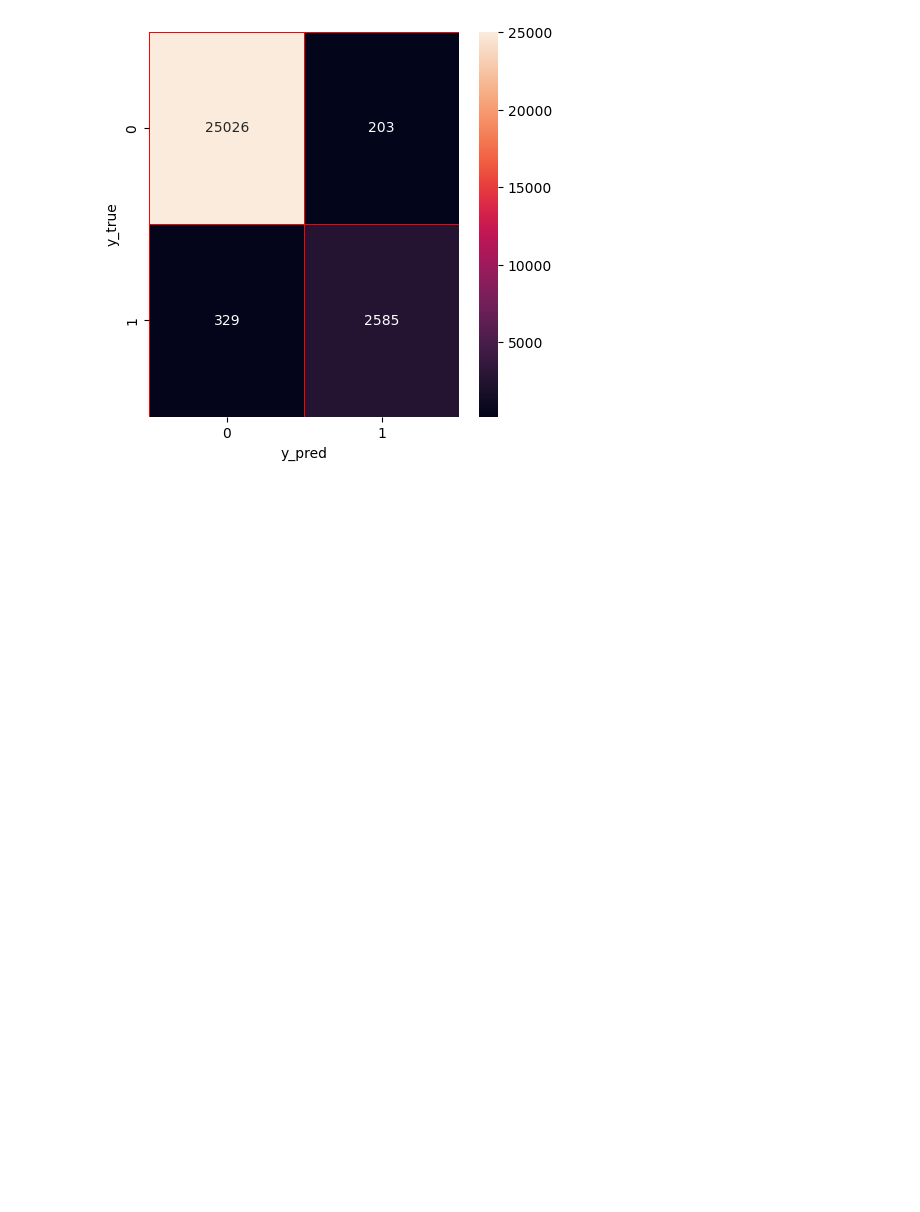
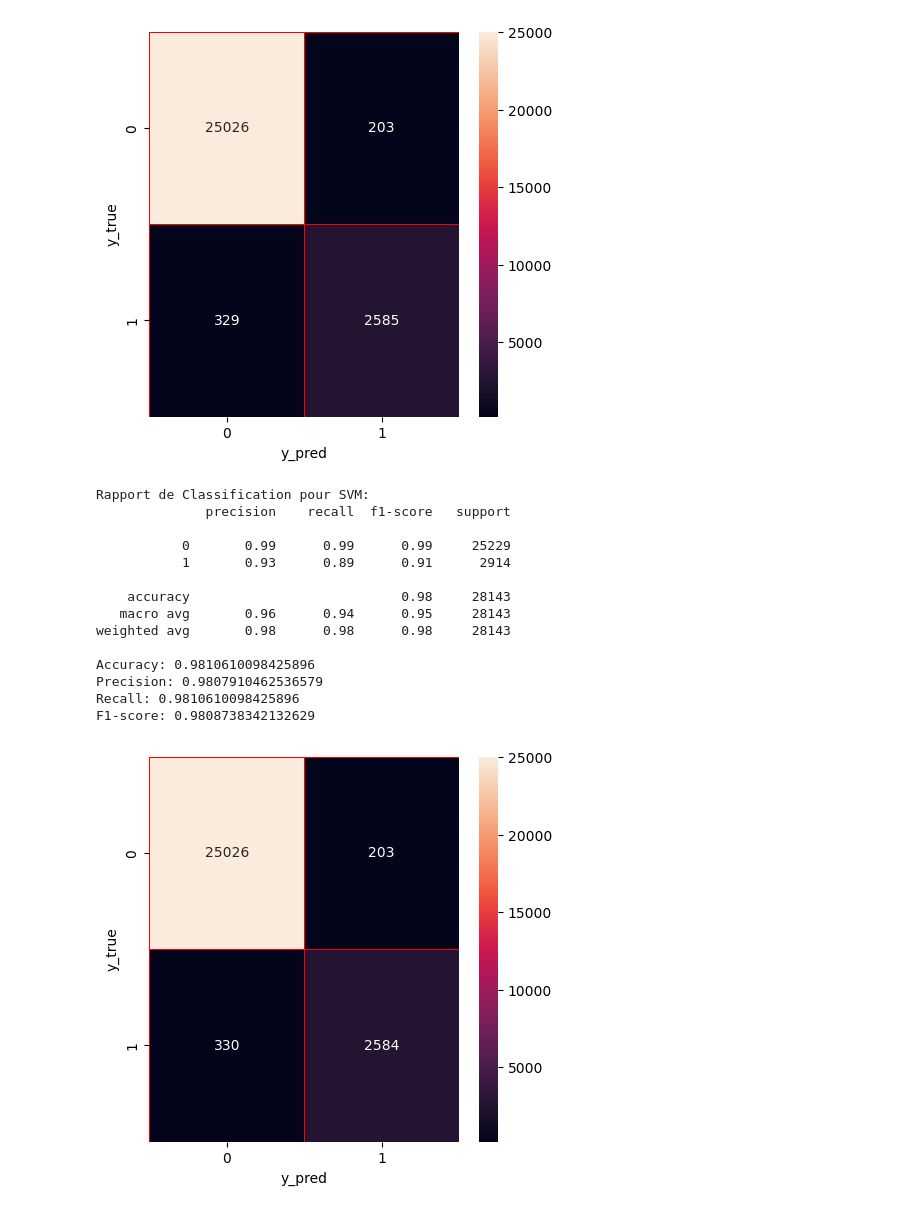
Before and after one commit to Obviouslyme/IDS, a Jupyter notebook: main.ipynb, the cells around one changed output. Drawn from its saved outputs; the diff is of its cells as text; code cells hidden in the pictures; blank space fills up the shorter version.

Commit message:
Add SVM model

```diff
--- a/main.ipynb
+++ b/main.ipynb
@@ -11,6 +11,9 @@ import matplotlib.pyplot as plt
 from sklearn.metrics import classification_report,confusion_matrix,accuracy_score,precision_recall_fscore_support
 from sklearn.tree import DecisionTreeClassifier
 from sklearn.naive_bayes import GaussianNB
+from sklearn.neighbors import KNeighborsClassifier
+from sklearn.svm import SVC
+from sklearn.neural_network import MLPClassifier
 
 
 df = pd.read_csv('./data/dataset.csv', delimiter=',')
@@ -40,9 +43,16 @@ tree_model = DecisionTreeClassifier(random_state = 0)
 tree_model.fit(X_train,y_train)
 tree_predictions=tree_model.predict(X_test)
 
+# SVM
+svm_model = SVC()
+svm_model.fit(X_train, y_train)
+svm_predictions = svm_model.predict(X_test)
+
+
 models = {
     'Classificateur de Bayes': bayes_predictions,
-    'Arbre de décision': tree_predictions
+    'Arbre de décision': tree_predictions,
+    'SVM': svm_predictions
 }
 
 #Affichage de toutes les données
@@ -68,30 +78,45 @@ Name: Label, dtype: int64
 Rapport de Classification pour Classificateur de Bayes:
               precision    recall  f1-score   support
 
            0       1.00      0.07      0.13     25229
            1       0.11      1.00      0.20      2914
 
     accuracy                           0.17     28143
    macro avg       0.56      0.53      0.16     28143
 weighted avg       0.91      0.17      0.14     28143
 
 Accuracy: 0.16579611271008776
 Precision: 0.9078901850038723
 Recall: 0.16579611271008776
 F1-score: 0.13701409940401224
 [figure]
 Rapport de Classification pour Arbre de décision:
               precision    recall  f1-score   support
 
            0       0.99      0.99      0.99     25229
            1       0.93      0.89      0.91      2914
 
     accuracy                           0.98     28143
    macro avg       0.96      0.94      0.95     28143
 weighted avg       0.98      0.98      0.98     28143
 
 Accuracy: 0.9810965426571439
 Precision: 0.9808286474537248
 Recall: 0.9810965426571439
 F1-score: 0.9809112263613521
 [figure]
+Rapport de Classification pour SVM:
+              precision    recall  f1-score   support
+
+           0       0.99      0.99      0.99     25229
+           1       0.93      0.89      0.91      2914
+
+    accuracy                           0.98     28143
+   macro avg       0.96      0.94      0.95     28143
+weighted avg       0.98      0.98      0.98     28143
+
+Accuracy: 0.9810610098425896
+Precision: 0.9807910462536579
+Recall: 0.9810610098425896
+F1-score: 0.9808738342132629
+[figure, added]
```
Also changed, not shown: 1 other file.
